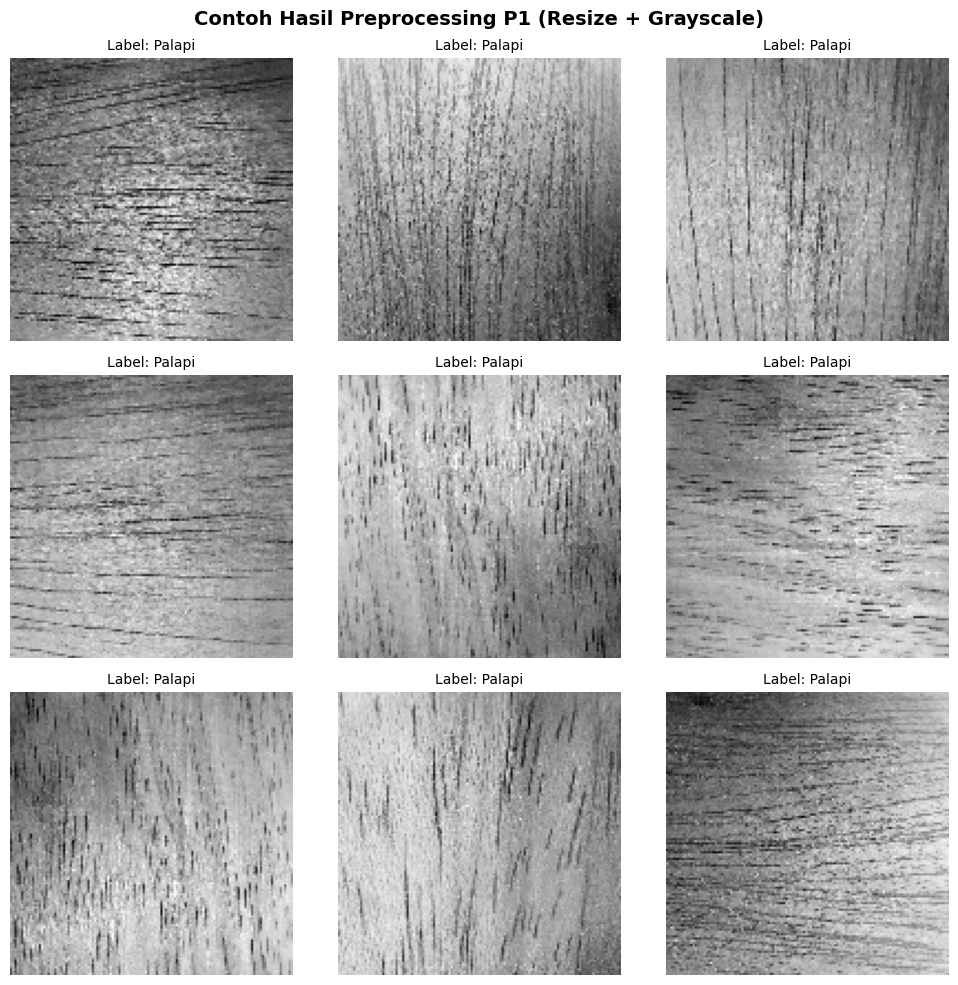
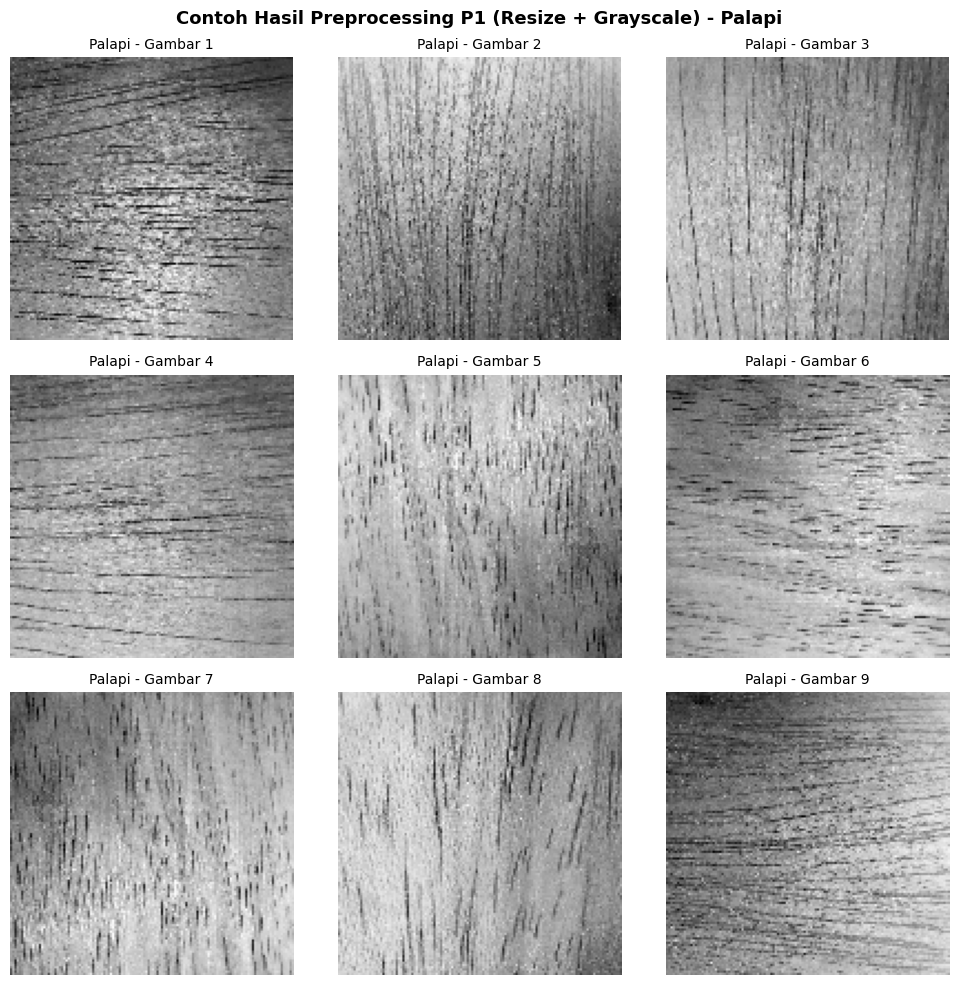
Code edit (unified diff) that turned the first committed figure into the second:
--- before
+++ after
@@ -1,11 +1,13 @@
-fig, axes = plt.subplots(3, 3, figsize=(10, 10))
-fig.suptitle('Contoh Hasil Preprocessing P1 (Resize + Grayscale)', fontsize=14, fontweight='bold')
+palapi_indices = [i for i in range(len(labels)) if labels[i] == 'Palapi']
 
-for i in range(3):
-    for j in range(3):
-        idx = i * 3 + j
-        axes[i][j].imshow(data[idx], cmap='gray')
-        axes[i][j].set_title(f'Label: {labels[idx]}', fontsize=10)
-        axes[i][j].axis('off')
+plt.figure(figsize=(10, 10))
+plt.suptitle('Contoh Hasil Preprocessing P1 (Resize + Grayscale) - Palapi', fontsize=13, fontweight='bold')
+
+for j in range(9):
+    idx = palapi_indices[j]
+    plt.subplot(3, 3, j + 1)
+    plt.imshow(data[idx], cmap='gray')
+    plt.title(f'Palapi - Gambar {j+1}', fontsize=10)
+    plt.axis('off')
 
 plt.tight_layout()

Commit: perbaikan p1